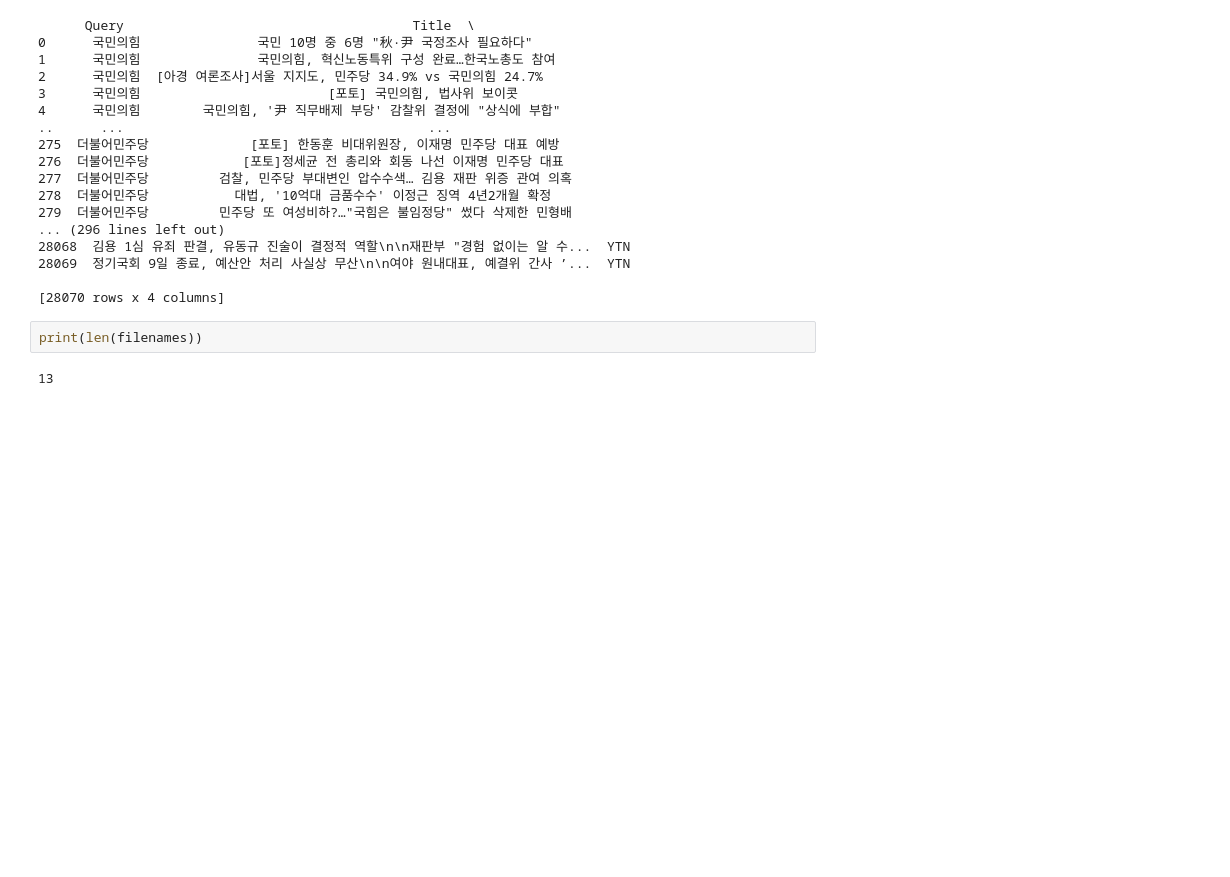
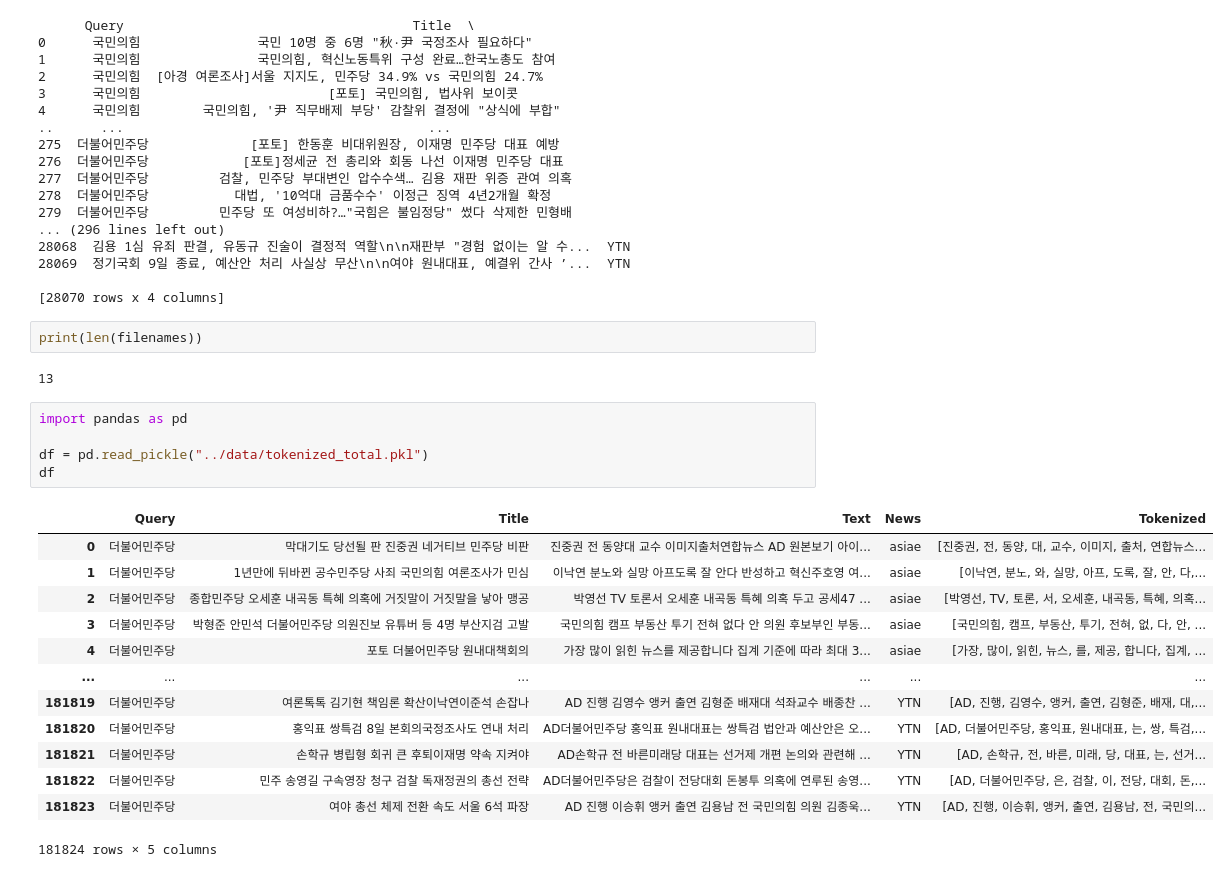
Before and after one commit to HaseongJung/text_mining, a Jupyter notebook: project/crawling/test.ipynb, the cells around one changed output. Cells and saved outputs as stored; diff of their text form; blank space fills up the shorter version.

Commit message:
tokenized

```diff
--- a/project/crawling/test.ipynb
+++ b/project/crawling/test.ipynb
@@ -513,3 +513,22 @@ for i in range(len(filenames)):
 print(len(filenames))
 # %% [output]
 13
+# %%
+import pandas as pd
+
+df = pd.read_pickle("../data/tokenized_total.pkl")
+df
+# %% [output]
+|  | Query | Title | Text | News | Tokenized |
+| 0 | 더불어민주당 | 막대기도 당선될 판 진중권 네거티브 민주당 비판 | 진중권 전 동양대 교수 이미지출처연합뉴스 AD 원본보기 아이... | asiae | [진중권, 전, 동양, 대, 교수, 이미지, 출처, 연합뉴스... |
+| 1 | 더불어민주당 | 1년만에 뒤바뀐 공수민주당 사죄 국민의힘 여론조사가 민심 | 이낙연 분노와 실망 아프도록 잘 안다 반성하고 혁신주호영 여... | asiae | [이낙연, 분노, 와, 실망, 아프, 도록, 잘, 안, 다,... |
+| 2 | 더불어민주당 | 종합민주당 오세훈 내곡동 특혜 의혹에 거짓말이 거짓말을 낳아 맹공 | 박영선 TV 토론서 오세훈 내곡동 특혜 의혹 두고 공세47 ... | asiae | [박영선, TV, 토론, 서, 오세훈, 내곡동, 특혜, 의혹... |
+| 3 | 더불어민주당 | 박형준 안민석 더불어민주당 의원진보 유튜버 등 4명 부산지검 고발 | 국민의힘 캠프 부동산 투기 전혀 없다 안 의원 후보부인 부동... | asiae | [국민의힘, 캠프, 부동산, 투기, 전혀, 없, 다, 안, ... |
+| 4 | 더불어민주당 | 포토 더불어민주당 원내대책회의 | 가장 많이 읽힌 뉴스를 제공합니다 집계 기준에 따라 최대 3... | asiae | [가장, 많이, 읽힌, 뉴스, 를, 제공, 합니다, 집계, ... |
+| ... | ... | ... | ... | ... | ... |
+| 181819 | 더불어민주당 | 여론톡톡 김기현 책임론 확산이낙연이준석 손잡나 | AD 진행 김영수 앵커 출연 김형준 배재대 석좌교수 배종찬 ... | YTN | [AD, 진행, 김영수, 앵커, 출연, 김형준, 배재, 대,... |
+| 181820 | 더불어민주당 | 홍익표 쌍특검 8일 본회의국정조사도 연내 처리 | AD더불어민주당 홍익표 원내대표는 쌍특검 법안과 예산안은 오... | YTN | [AD, 더불어민주당, 홍익표, 원내대표, 는, 쌍, 특검,... |
+| 181821 | 더불어민주당 | 손학규 병립형 회귀 큰 후퇴이재명 약속 지켜야 | AD손학규 전 바른미래당 대표는 선거제 개편 논의와 관련해 ... | YTN | [AD, 손학규, 전, 바른, 미래, 당, 대표, 는, 선거... |
+| 181822 | 더불어민주당 | 민주 송영길 구속영장 청구 검찰 독재정권의 총선 전략 | AD더불어민주당은 검찰이 전당대회 돈봉투 의혹에 연루된 송영... | YTN | [AD, 더불어민주당, 은, 검찰, 이, 전당, 대회, 돈,... |
+| 181823 | 더불어민주당 | 여야 총선 체제 전환 속도 서울 6석 파장 | AD 진행 이승휘 앵커 출연 김용남 전 국민의힘 의원 김종욱... | YTN | [AD, 진행, 이승휘, 앵커, 출연, 김용남, 전, 국민의... |
+181824 rows × 5 columns
```
Also changed, not shown: 3 other files.
